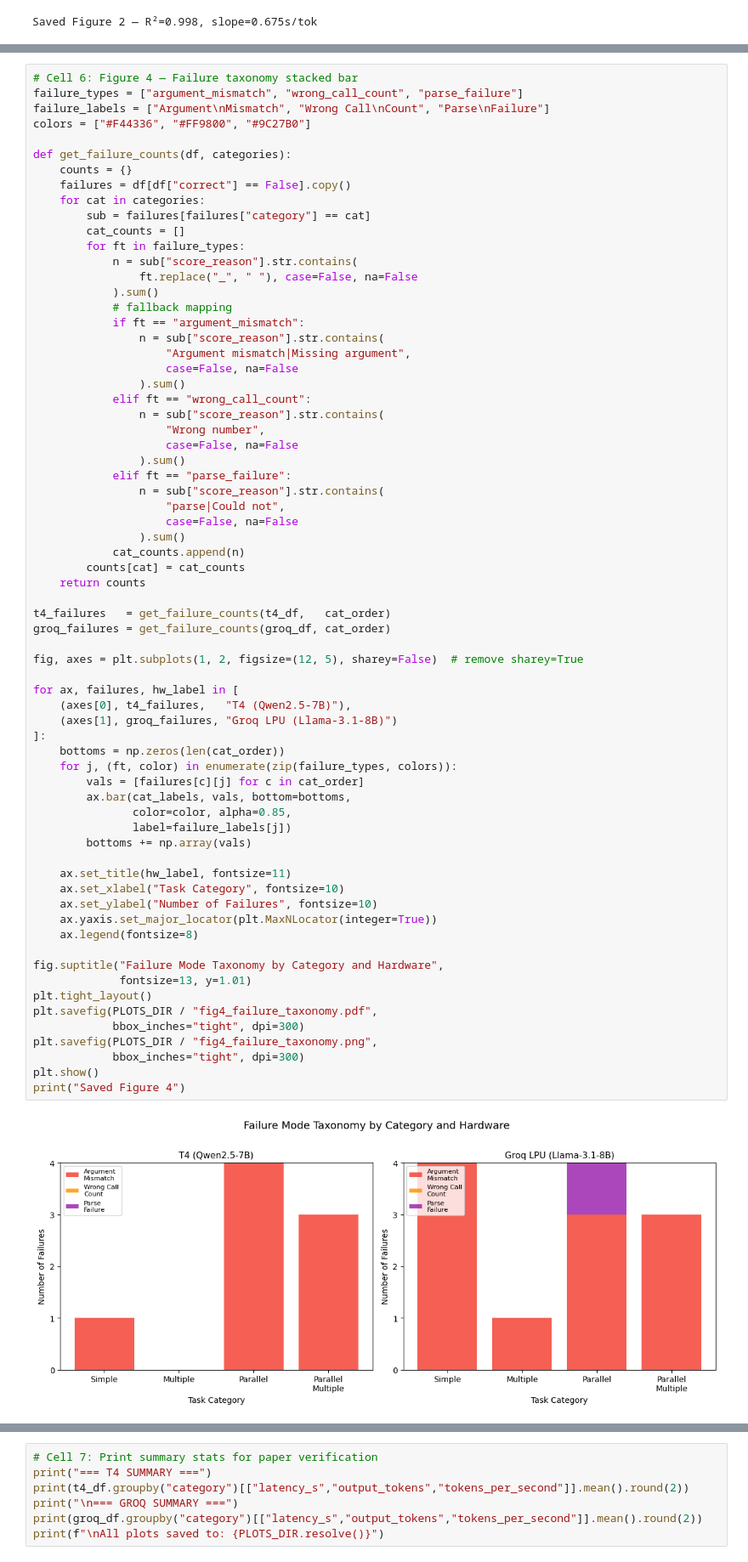
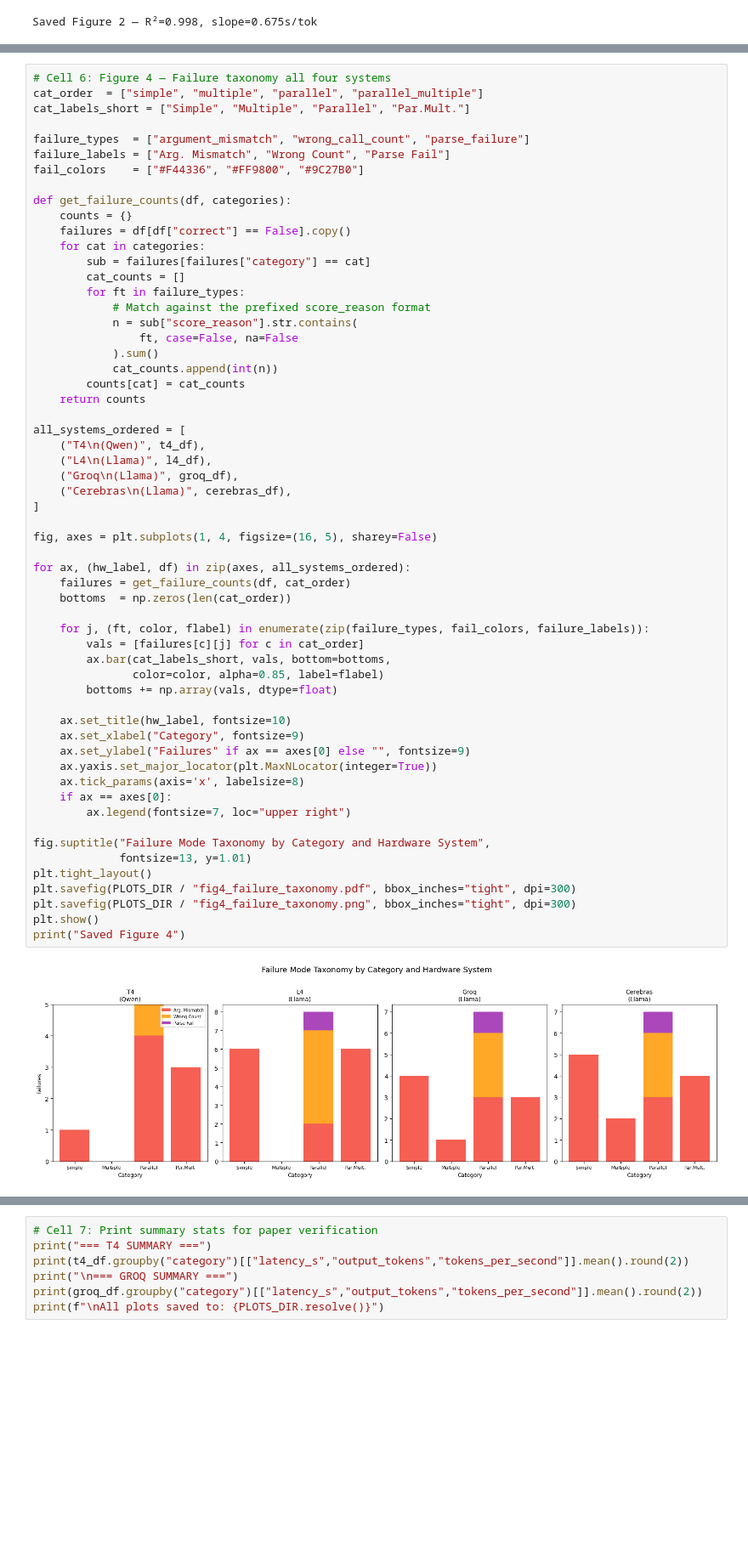
Before and after one commit to joerosh/BFCL-hardware-efficiency-study, a Jupyter notebook: notebooks/04_analysis_plots.ipynb, the cells around one changed output, grey strips where cells are left out. Shown at 85% size. Cells and saved outputs as stored; diff of their text form; blank space fills up the shorter version.

```diff
--- a/notebooks/04_analysis_plots.ipynb
+++ b/notebooks/04_analysis_plots.ipynb
@@ -211,72 +206,62 @@ print("Saved Figure 3")
 Saved Figure 3
 # %%
-# Cell 6: Figure 4 — Failure taxonomy stacked bar
-failure_types = ["argument_mismatch", "wrong_call_count", "parse_failure"]
-failure_labels = ["Argument\nMismatch", "Wrong Call\nCount", "Parse\nFailure"]
-colors = ["#F44336", "#FF9800", "#9C27B0"]
+# Cell 6: Figure 4 — Failure taxonomy all four systems
+cat_order  = ["simple", "multiple", "parallel", "parallel_multiple"]
+cat_labels_short = ["Simple", "Multiple", "Parallel", "Par.Mult."]
+
+failure_types  = ["argument_mismatch", "wrong_call_count", "parse_failure"]
+failure_labels = ["Arg. Mismatch", "Wrong Count", "Parse Fail"]
+fail_colors    = ["#F44336", "#FF9800", "#9C27B0"]
 
 def get_failure_counts(df, categories):
     counts = {}
     failures = df[df["correct"] == False].copy()
     for cat in categories:
         sub = failures[failures["category"] == cat]
         cat_counts = []
         for ft in failure_types:
+            # Match against the prefixed score_reason format
             n = sub["score_reason"].str.contains(
-                ft.replace("_", " "), case=False, na=False
+                ft, case=False, na=False
             ).sum()
-            # fallback mapping
-            if ft == "argument_mismatch":
-                n = sub["score_reason"].str.contains(
-                    "Argument mismatch|Missing argument",
-                    case=False, na=False
-                ).sum()
-            elif ft == "wrong_call_count":
-                n = sub["score_reason"].str.contains(
-                    "Wrong number",
-                    case=False, na=False
-                ).sum()
-            elif ft == "parse_failure":
-                n = sub["score_reason"].str.contains(
-                    "parse|Could not",
-                    case=False, na=False
-                ).sum()
-            cat_counts.append(n)
+            cat_counts.append(int(n))
         counts[cat] = cat_counts
     return counts
 
-t4_failures   = get_failure_counts(t4_df,   cat_order)
-groq_failures = get_failure_counts(groq_df, cat_order)
+all_systems_ordered = [
+    ("T4\n(Qwen)", t4_df),
+    ("L4\n(Llama)", l4_df),
+    ("Groq\n(Llama)", groq_df),
+    ("Cerebras\n(Llama)", cerebras_df),
+]
 
-fig, axes = plt.subplots(1, 2, figsize=(12, 5), sharey=False)  # remove sharey=True
+fig, axes = plt.subplots(1, 4, figsize=(16, 5), sharey=False)
 
-for ax, failures, hw_label in [
-    (axes[0], t4_failures,   "T4 (Qwen2.5-7B)"),
-    (axes[1], groq_failures, "Groq LPU (Llama-3.1-8B)")
-]:
-    bottoms = np.zeros(len(cat_order))
-    for j, (ft, color) in enumerate(zip(failure_types, colors)):
+for ax, (hw_label, df) in zip(axes, all_systems_ordered):
+    failures = get_failure_counts(df, cat_order)
+    bottoms  = np.zeros(len(cat_order))
+
+    for j, (ft, color, flabel) in enumerate(zip(failure_types, fail_colors, failure_labels)):
         vals = [failures[c][j] for c in cat_order]
-        ax.bar(cat_labels, vals, bottom=bottoms,
-               color=color, alpha=0.85,
-               label=failure_labels[j])
-        bottoms += np.array(vals)
+        ax.bar(cat_labels_short, vals, bottom=bottoms,
+               color=color, alpha=0.85, label=flabel)
+        bottoms += np.array(vals, dtype=float)
 
-    ax.set_title(hw_label, fontsize=11)
-    ax.set_xlabel("Task Category", fontsize=10)
-    ax.set_ylabel("Number of Failures", fontsize=10)
+    ax.set_title(hw_label, fontsize=10)
+    ax.set_xlabel("Category", fontsize=9)
+    ax.set_ylabel("Failures" if ax == axes[0] else "", fontsize=9)
     ax.yaxis.set_major_locator(plt.MaxNLocator(integer=True))
-    ax.legend(fontsize=8)
+    ax.tick_params(axis='x', labelsize=8)
+    if ax == axes[0]:
+        ax.legend(fontsize=7, loc="upper right")
 
-fig.suptitle("Failure Mode Taxonomy by Category and Hardware",
+fig.suptitle("Failure Mode Taxonomy by Category and Hardware System",
              fontsize=13, y=1.01)
 plt.tight_layout()
-plt.savefig(PLOTS_DIR / "fig4_failure_taxonomy.pdf",
-            bbox_inches="tight", dpi=300)
-plt.savefig(PLOTS_DIR / "fig4_failure_taxonomy.png",
-            bbox_inches="tight", dpi=300)
+plt.savefig(PLOTS_DIR / "fig4_failure_taxonomy.pdf", bbox_inches="tight", dpi=300)
+plt.savefig(PLOTS_DIR / "fig4_failure_taxonomy.png", bbox_inches="tight", dpi=300)
 plt.show()
 print("Saved Figure 4")
 # %% [output]
-[figure, old version]
+[figure, new version]
 Saved Figure 4
```
Also changed, not shown: parts of 4 cells of this notebook, 19 other files.
